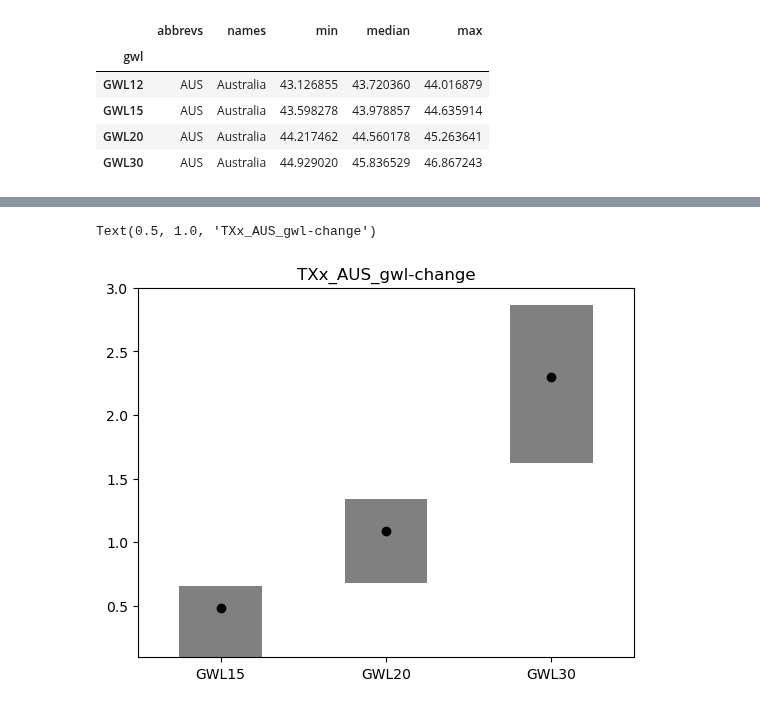
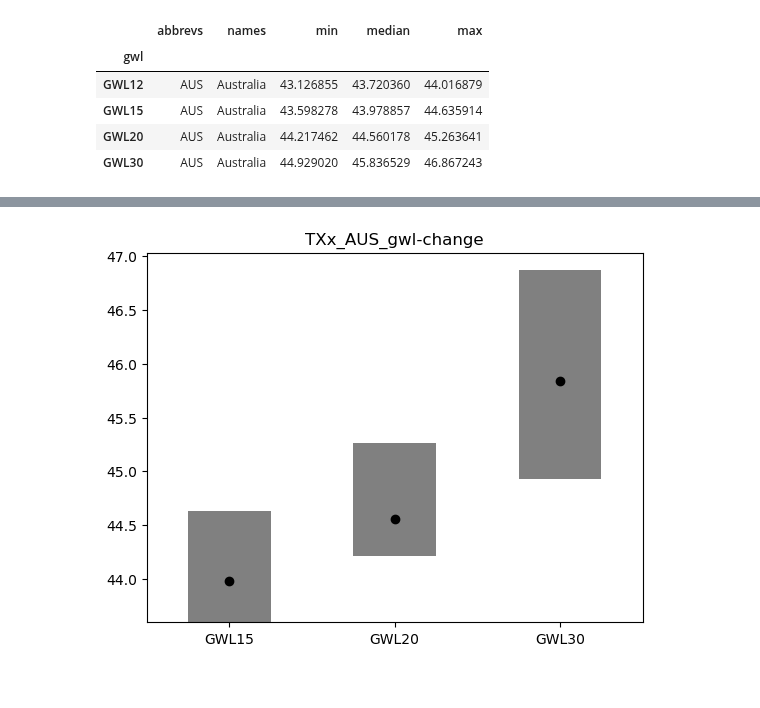
Before and after one commit to AusClimateService/plotting_maps, a Jupyter notebook: example_notebooks/summary_boxplots_region_gwl.ipynb, the cells around one changed output, grey strips where cells are left out. Cells and saved outputs as stored; diff of their text form; code cells hidden in the pictures.

Commit message:
ensemble summary tables for NCRA hazards

```diff
--- a/example_notebooks/summary_boxplots_region_gwl.ipynb
+++ b/example_notebooks/summary_boxplots_region_gwl.ipynb
@@ -98,42 +106,13 @@ var="TXx"
 gwl_list =[]
 
 gwls=["GWL15", "GWL20", "GWL30"]
-for gwl in gwls:
 
-    filelist = glob(f"/g/data/ia39/ncra/heat/data/{var}/bias-corrected/individual_models/GWL-change/{var}_AGCD-05i_*{gwl}*.nc")
-
-    ds_gwl = xr.open_mfdataset(filelist,
-                               preprocess= lambda ds:ds.expand_dims({"gwl":[f"{gwl}"]}),
-                               use_cftime=True,
-                               combine="nested",
-                               concat_dim="model",
-                               combine_attrs= "drop_conflicts").load()
-    gwl_list.append(ds_gwl)
-
-ds = xr.merge(gwl_list,)
-
-
-# calculate the region average
-dims = ("lat", "lon",)
-how = ["mean",]
-outfile="out.csv"
-
-da_summary = acs_regional_stats(ds=ds, var=var, mask = mask, dims=dims, how = how, outfile=outfile)
-da_summary
-
-#find the min, mdeian and max of ensemble members
-ds_min_max = xr.merge([da_summary.min(dim=["model"]).rename({f"{var}_mean":"min"}),
-                        da_summary.median(dim=["model"]).rename({f"{var}_mean":"median"}),
-                        da_summary.max(dim=["model"]).rename({f"{var}_mean":"max"}),])
-
-ds_min_max.to_dataframe(dim_order=["region", "gwl"])
-
-
+ds_min_max = ens_summary_plots(path, var, gwls, mask, )
 
 # save to csv per region
 for i, abbrev in enumerate(mask.abbrevs.values):
     df = ds_min_max.sel(region=i).to_dataframe()[["abbrevs", "names", "min", "median","max"]]
-    df.to_csv(f"{var}_{abbrev}_gwl-change.csv")
+    df.to_csv(f"tables/{var}_{abbrev}_gwl-change.csv")
 # %%
 df
 # %% [output]
@@ -145,21 +124,21 @@ df
 # %%
 # make a plot from the csv
 
 filename = f"{var}_{abbrev}_gwl-change"
+df = pd.read_csv(f"tables/{filename}.csv", index_col="gwl")
+gwls = ["GWL15", "GWL20", "GWL30"]
 
-df = pd.read_csv(f"{filename}.csv", index_col="gwl")
 
-gwls = ["GWL15", "GWL20", "GWL30"]
 for i, gwl in enumerate(gwls):
-
     ens_min, ens_median, ens_max = df.loc[[gwl]][["min", "median", "max"]].values[0]
     plt.bar(x=i+1, height=ens_max - ens_min, width=0.5, bottom =  ens_min, color="grey", label=gwl)
     plt.scatter(x=i+1, y=ens_median, c="k")
 
 
 plt.xlim(0.5, len(gwls)+0.5 )
 plt.xticks(np.arange(1,len(gwls)+1), labels=gwls)
 plt.title(f"{filename}")
+
+plt.savefig(f"figures/{filename}.png")
 # %% [output]
-Text(0.5, 1.0, 'TXx_AUS_gwl-change')
-[figure, old version]
+[figure, new version]
```
Also changed, not shown: parts of 19 cells of this notebook, 28 other files.
